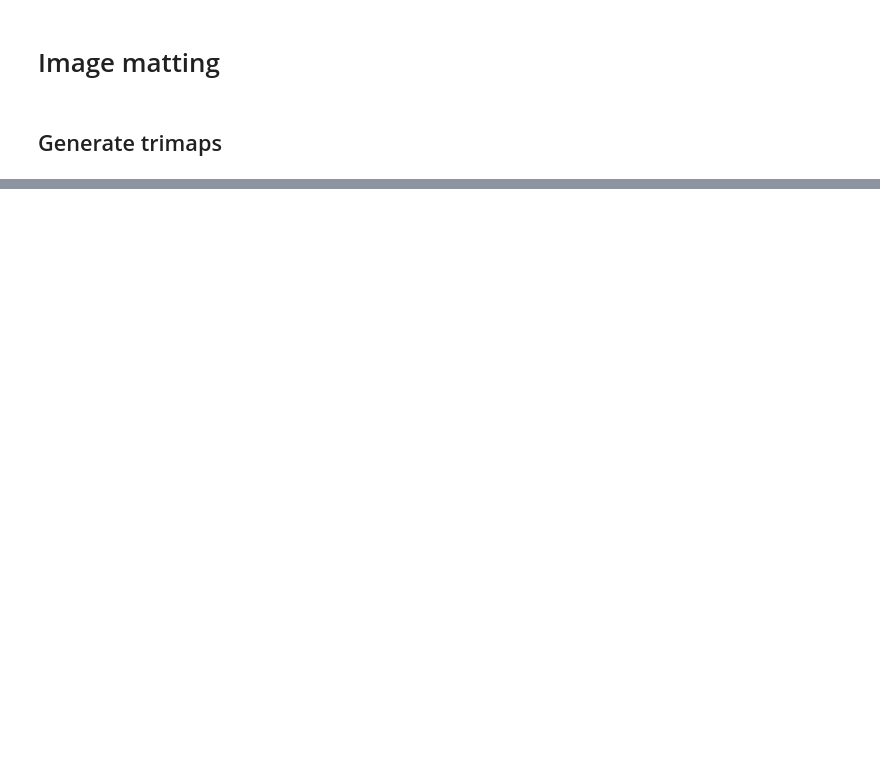
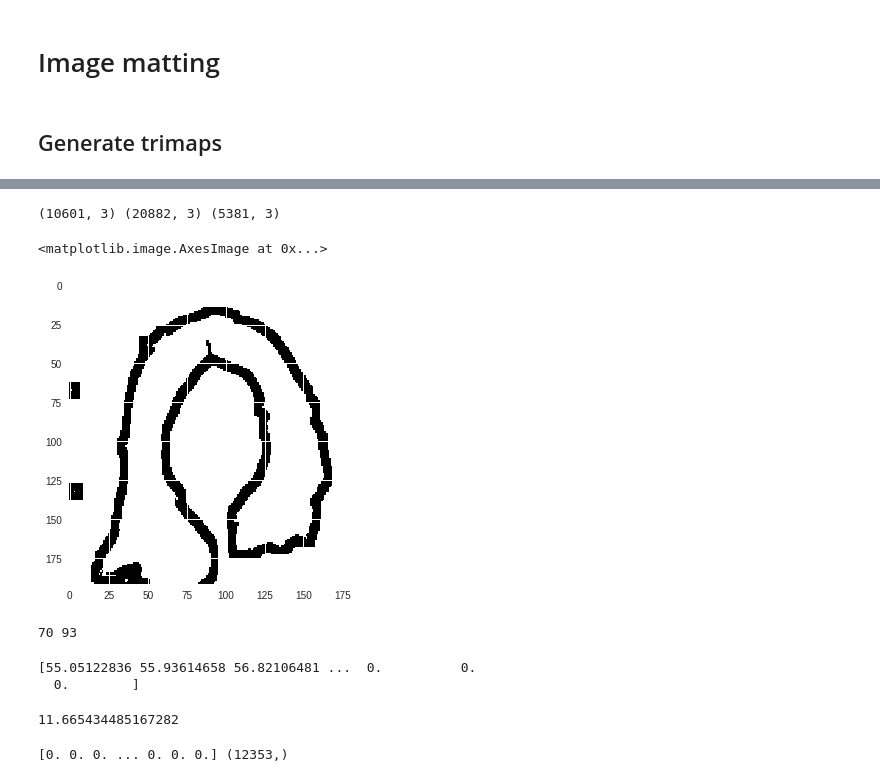
Before and after one commit to betogaona7/hairstyle, a Jupyter notebook: HS-Segment-Technique/Unet_CRF_keras.ipynb, the cells around one changed output, grey strips where cells are left out. Drawn from its saved outputs; the diff is of its cells as text; code cells hidden in the pictures; blank space fills up the shorter version.

```diff
--- a/HS-Segment-Technique/Unet_CRF_keras.ipynb
+++ b/HS-Segment-Technique/Unet_CRF_keras.ipynb
@@ -353,0 +367,25 @@ plot_imgs([crf_hair_image, crf_face_image, hair_trimap, face_trimap], ["CRF hair
+# %%
+h_bg = hair_trimap == 0
+h_fg = hair_trimap == 255
+h_unknown = True ^ np.logical_or(h_fg,h_bg)
+
+h_fg_px = original[h_fg]
+h_bg_px = original[h_bg]
+h_unknown_px = original[h_unknown]
+
+print(h_fg_px.shape, h_bg_px.shape, h_unknown_px.shape)
+plt.imshow(h_unknown)
+# %% [output]
+(10601, 3) (20882, 3) (5381, 3)
+<matplotlib.image.AxesImage at 0x...>
+[figure, added]
+# %%
+h_fg_hull = scipy.spatial.ConvexHull(h_fg_px)
+h_fg_vertices_px = h_fg_px[h_fg_hull.vertices]
+
+h_bg_hull = scipy.spatial.ConvexHull(h_bg_px)
+h_bg_vertices_px = h_bg_px[h_bg_hull.vertices]
+
+print(len(h_fg_vertices_px), len(h_bg_vertices_px))
+# %% [output]
+70 93
@@ -353,0 +395,5 @@ plot_imgs([crf_hair_image, crf_face_image, hair_trimap, face_trimap], ["CRF hair
+# %%
+print(h_d_fg)
+# %% [output]
+[55.05122836 55.93614658 56.82106481 ...  0.          0.
+  0.        ]
@@ -353,0 +403,4 @@ plot_imgs([crf_hair_image, crf_face_image, hair_trimap, face_trimap], ["CRF hair
+# %%
+print(h_d_bg1)
+# %% [output]
+11.665434485167282
@@ -353,0 +409,4 @@ plot_imgs([crf_hair_image, crf_face_image, hair_trimap, face_trimap], ["CRF hair
+# %%
+print(h_alpha, h_alpha.shape)
+# %% [output]
+[0. 0. 0. ... 0. 0. 0.] (12353,)
```
Also changed, not shown: parts of 19 cells of this notebook.
